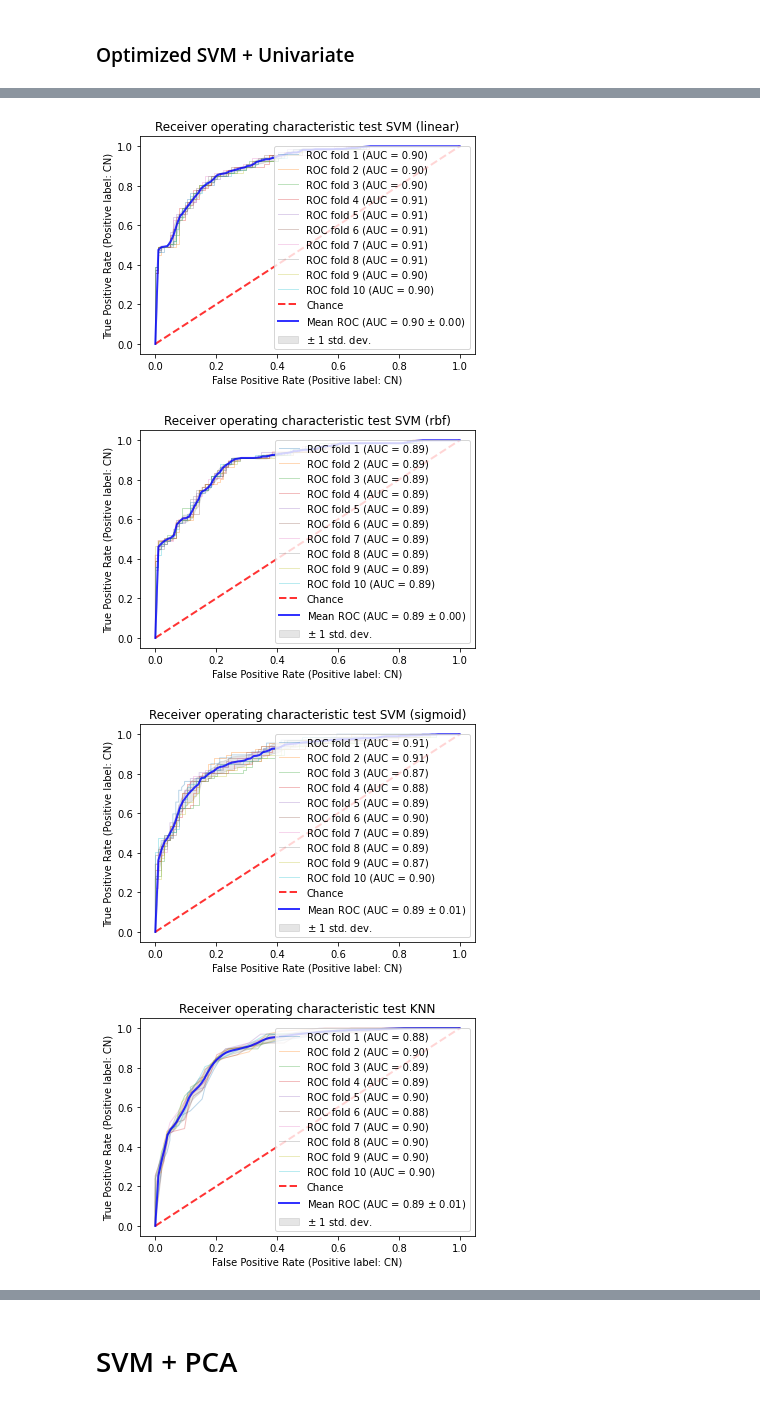
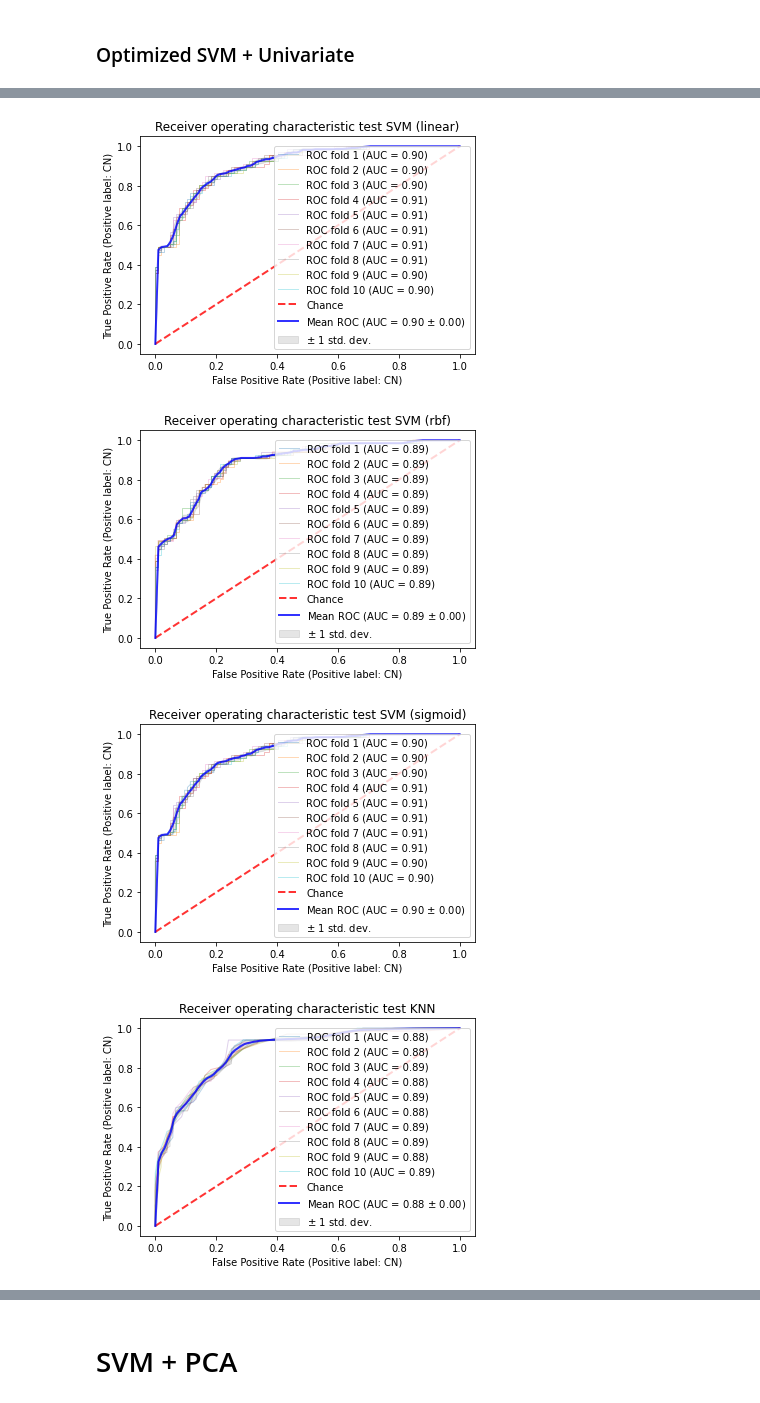
Before and after one commit to MarshaKamsteeg/TM10007_Machine_Learning_Group_Assignment, a Jupyter notebook: tm10007_group_9_code.ipynb, the cells around one changed output, grey strips where cells are left out. Drawn from its saved outputs; the diff is of its cells as text; code cells hidden in the pictures.

```diff
--- a/tm10007_group_9_code.ipynb
+++ b/tm10007_group_9_code.ipynb
@@ -305,7 +500,7 @@ for threshold_feature_relative in thresholds:
 
     # Create a grid search to find the optimal k using a gridsearch and 10-fold cross validation
     # Same as above
-    parameters = {"n_neighbors": list(range(1, 26, 2))}
+    parameters = {"n_neighbors": list(range(1, 50, 2))}
     knn = neighbors.KNeighborsClassifier()
     cv_10fold = StratifiedKFold(n_splits=10)
     grid_search = GridSearchCV(knn, parameters, cv=cv_10fold, scoring='roc_auc')
@@ -327,7 +522,6 @@ for threshold_feature_relative in thresholds:
         'k': clf.n_neighbors,
         'set': 'validation'
     })
-    print(auc)
 
     # Test the classifier on the validation data
     probabilities_train = clf.predict_proba(selected_data_univ_trainset_norm)
@@ -1302,7 +2141,7 @@ warnings.filterwarnings('ignore')
 from sklearn.metrics import RocCurveDisplay
 
 # Which kernels do we use:
-kernels = ('SVM Polynomial 2', 'SVM RBF', 'SVM Sigmoid','SVM Linear', 'K-Nearest Neighbor')#A function which returns the corresponding SVC model
+kernels = ('SVM Polynomial 2', 'SVM Linear', 'SVM RBF', 'SVM Sigmoid', 'K-Nearest Neighbor')#A function which returns the corresponding SVC model
 def getClassifier(ktype):
   if ktype == 0:
       # Support Vector Machine Polynomial kernel
@@ -1315,10 +2154,10 @@ def getClassifier(ktype):
       return SVC(kernel='rbf', C=1, gamma=1, probability=True, random_state=0)
   elif ktype == 3:
       # Support Vector Machine Sigmoid kernel
-      return SVC(kernel='sigmoid', C=100, gamma=0.1, probability=True, random_state=0)
+      return SVC(kernel='sigmoid', C=1000, gamma=0.01, probability=True, random_state=0)
   elif ktype == 4:
       # K-Nearest Neighbor classifier
-       return neighbors.KNeighborsClassifier(n_neighbors=21)
+       return neighbors.KNeighborsClassifier(n_neighbors=25)
 
 # Apply SVC and calculate the accuracy and AUC
 sss = StratifiedShuffleSplit(n_splits = 10, test_size = 0.1, random_state=1)
@@ -1337,7 +2176,7 @@ all_mean_accuracies_t = []
 all_mean_sensitivities_t = []
 all_mean_specificities_t = []
 
-thresholds = [0.4, 0.4, 0.4, 0.4, 0.5]
+thresholds = [0.4, 0.4, 0.4, 0.4, 0.4]
 
 names_clfs = ['SVM (poly)', 'SVM (linear)', 'SVM (rbf)', 'SVM (sigmoid)', 'KNN']
 
@@ -1545,33 +2384,33 @@ for ker, clasf in zip(range(5), names_clfs):
 
   std_tpr_t = np.std(tprs_t, axis=0)
   tprs_upper_t = np.minimum(mean_tpr_t + std_tpr_t, 1)
   tprs_lower_t = np.maximum(mean_tpr_t - std_tpr_t, 0)
   ax.fill_between(
       mean_fpr_t,
       tprs_lower_t,
       tprs_upper_t,
       color="grey",
       alpha=0.2,
       label=r"$\pm$ 1 std. dev.",
   )
 
   ax.set(
       xlim=[-0.05, 1.05],
       ylim=[-0.05, 1.05],
       title="Receiver operating characteristic test %s" % (clasf),
   )
   ax.legend(loc="lower right")
   plt.show()
 
 auc_table = {'Classifier': kernels, 'Mean AUC': all_val_mean, 'Standard deviation AUC': all_val_std, 'Mean Accuracy': all_mean_accuracies, 'Mean Sensitivity': all_mean_sensitivities, 'Mean Specificity': all_mean_specificities}
 print(tabulate(auc_table, headers='keys', tablefmt='fancy_grid'))
 
 auc_table_t = {'Classifier': kernels, 'Mean AUC': all_test_mean, 'Standard deviation AUC': all_test_std, 'Mean Accuracy': all_mean_accuracies_t, 'Mean Sensitivity': all_mean_sensitivities_t, 'Mean Specificity': all_mean_specificities_t}
 print(tabulate(auc_table_t, headers='keys', tablefmt='fancy_grid'))
 # %% [output]
 [figure]
 [figure]
 [figure]
-[figure, old version]
+[figure, new version]
-[figure, old version]
+[figure, new version]
 ╒════════════════════╤════════════╤══════════════════════════╤═════════════════╤════════════════════╤════════════════════╕
```
Also changed, not shown: parts of 20 cells of this notebook.
